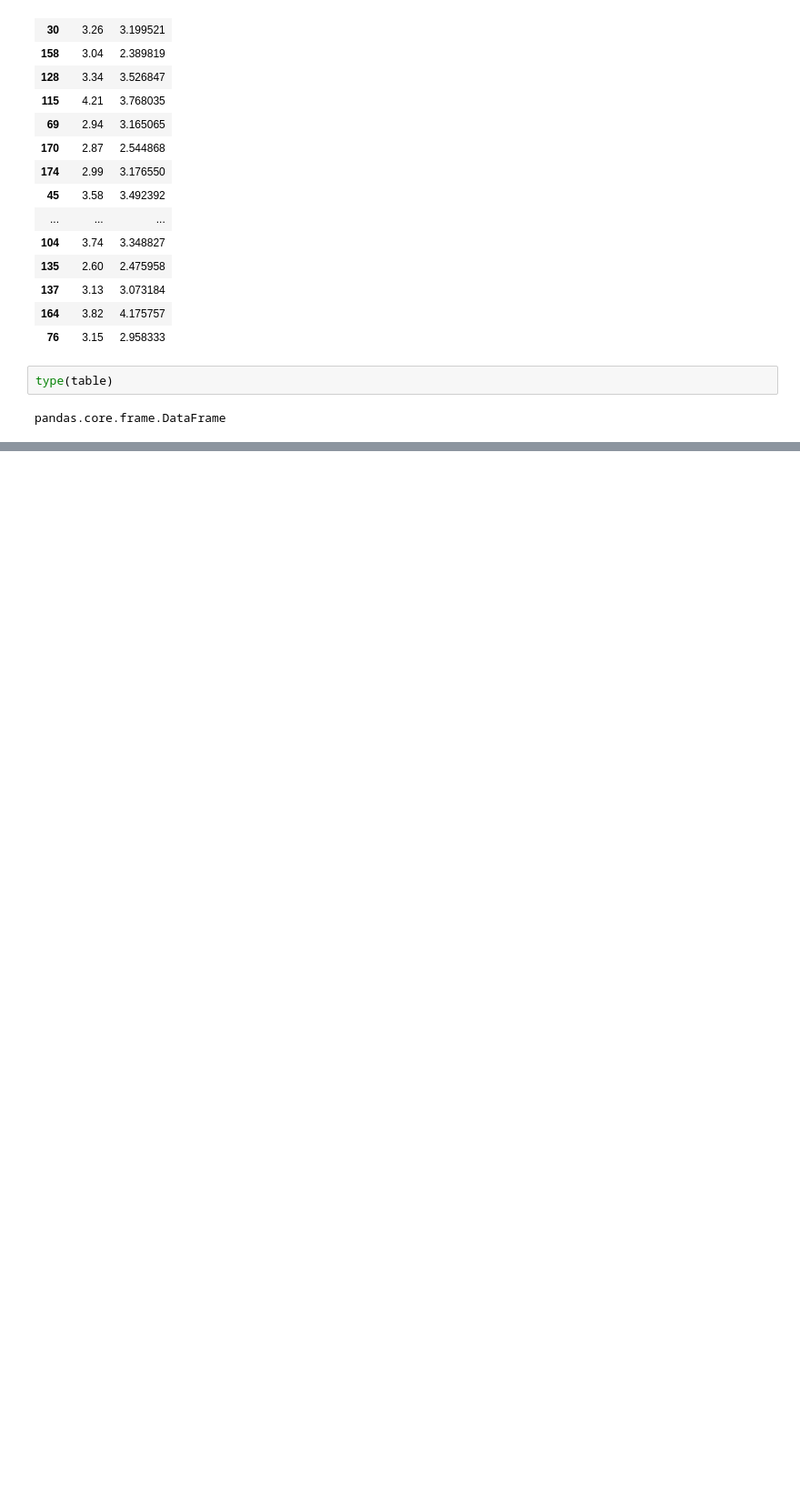
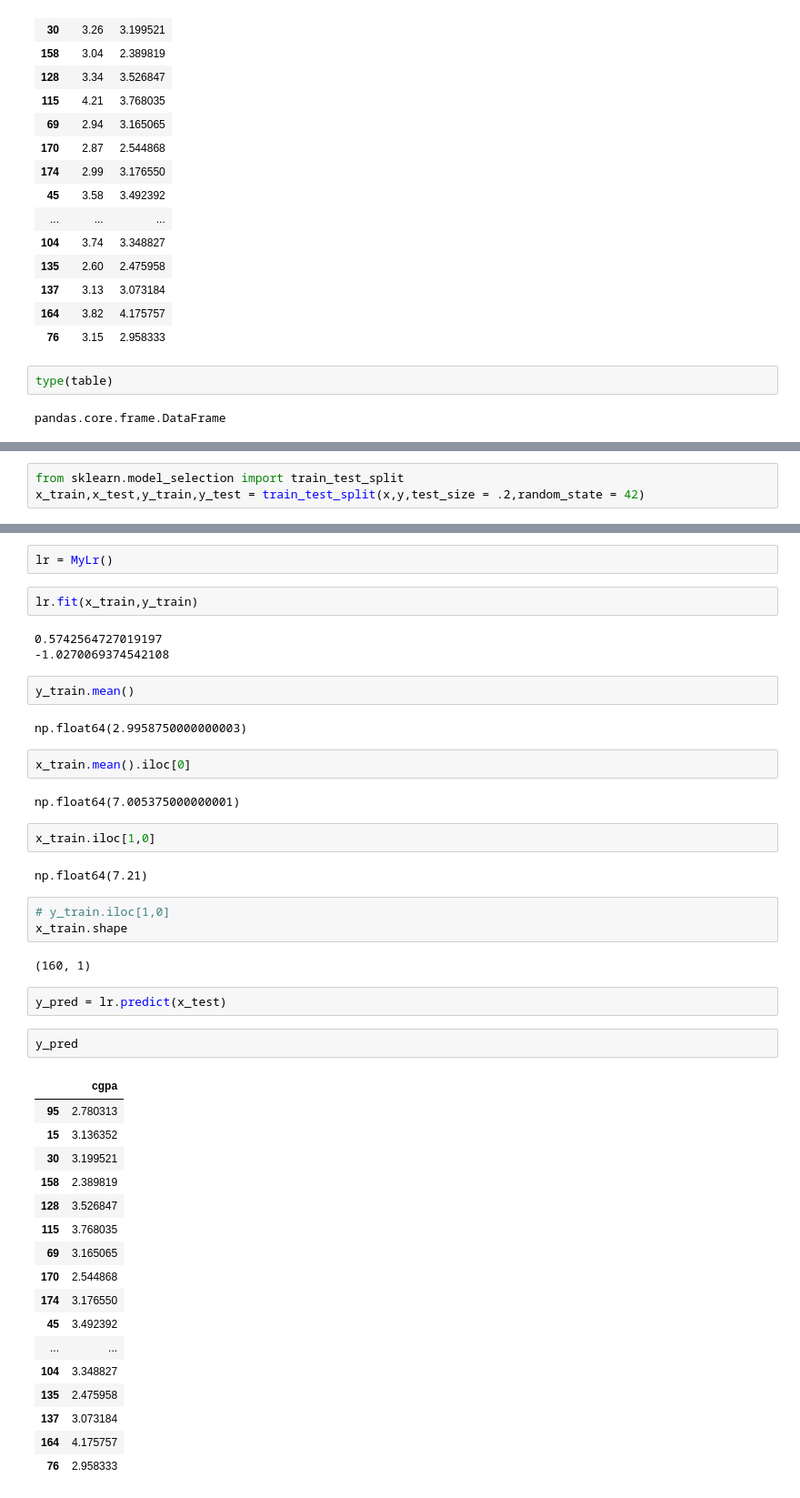
Before and after one commit to Swapn2/Data-Science-Learnings, a Jupyter notebook: simpler_linear_regression.ipynb, the cells around one changed output, grey strips where cells are left out. Shown at 91% size. Cells and saved outputs as stored; diff of their text form; blank space fills up the shorter version.

```diff
--- a/simpler_linear_regression.ipynb
+++ b/simpler_linear_regression.ipynb
@@ -211,0 +248,3 @@ pandas.core.frame.DataFrame
+# %%
+from sklearn.model_selection import train_test_split
+x_train,x_test,y_train,y_test = train_test_split(x,y,test_size = .2,random_state = 42)
@@ -211,0 +268,46 @@ pandas.core.frame.DataFrame
+# %%
+lr = MyLr()
+# %%
+lr.fit(x_train,y_train)
+# %% [output]
+0.5742564727019197
+-1.0270069374542108
+# %%
+y_train.mean()
+# %% [output]
+np.float64(2.9958750000000003)
+# %%
+x_train.mean().iloc[0]
+# %% [output]
+np.float64(7.005375000000001)
+# %%
+x_train.iloc[1,0]
+# %% [output]
+np.float64(7.21)
+# %%
+# y_train.iloc[1,0]
+x_train.shape
+# %% [output]
+(160, 1)
+# %%
+y_pred = lr.predict(x_test)
+# %%
+y_pred
+# %% [output]
+|  | cgpa |
+| 95 | 2.780313 |
+| 15 | 3.136352 |
+| 30 | 3.199521 |
+| 158 | 2.389819 |
+| 128 | 3.526847 |
+| 115 | 3.768035 |
+| 69 | 3.165065 |
+| 170 | 2.544868 |
+| 174 | 3.176550 |
+| 45 | 3.492392 |
+| ... | ... |
+| 104 | 3.348827 |
+| 135 | 2.475958 |
+| 137 | 3.073184 |
+| 164 | 4.175757 |
+| 76 | 2.958333 |
```
Also changed, not shown: parts of 6 cells of this notebook.
